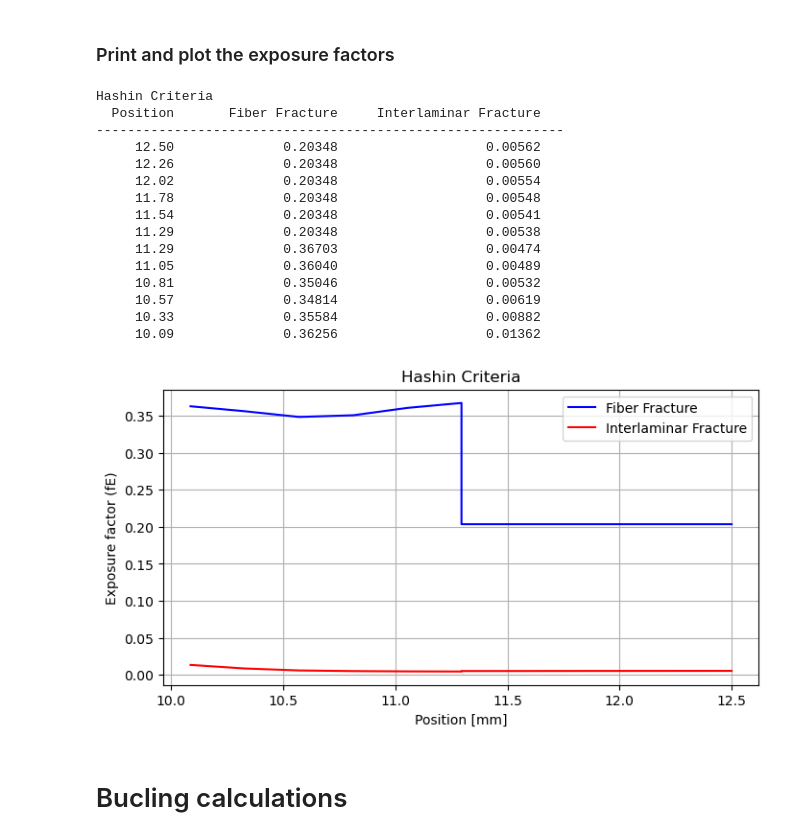
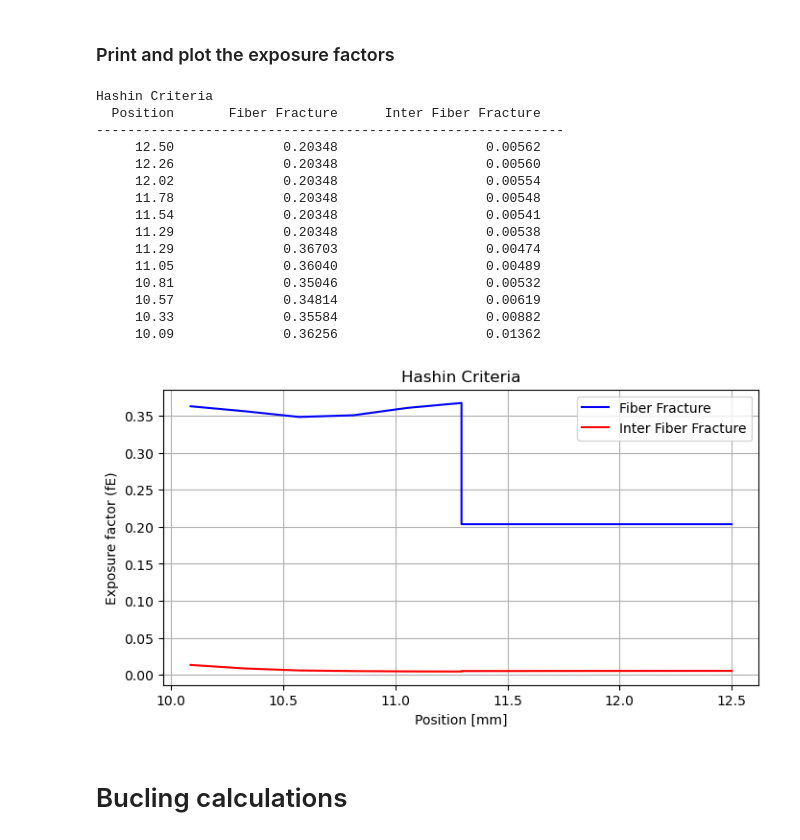
Before and after one commit to Hakonimatata/Lettvekt-Design, a Jupyter notebook: A2/A2_testing.ipynb, the cells around one changed output. Cells and saved outputs as stored; diff of their text form; code cells hidden in the pictures.

```diff
--- a/A2/A2_testing.ipynb
+++ b/A2/A2_testing.ipynb
@@ -530,7 +530,7 @@ Tsai-Wu criterion
 ### Print and plot the exposure factors
 # %%
 print("Hashin Criteria")
-print(f"{'Position':>10} {'Fiber Fracture':>20} {'Interlaminar Fracture':>25}")
+print(f"{'Position':>10} {'Fiber Fracture':>20} {'Inter Fiber Fracture':>25}")
 print("-" * 60)
 
 fig,ax = plt.subplots(figsize=(8,4))
@@ -543,36 +543,36 @@ for i in range(len(pos)):
 
     fE_FF, fE_IFF = fE_hashin_const_s3(s1i, s2i, s3i, Carbon_EpoxyA)
     fE_FF_list.append(fE_FF)
     fE_IFF_list.append(fE_IFF)
     pos_list.append(r_pos)
 
     print(f"{r_pos:10.2f} {fE_FF:20.5f} {fE_IFF:25.5f}")
 
 plt.plot(pos_list, fE_FF_list, label="Fiber Fracture", color="b")
-plt.plot(pos_list, fE_IFF_list, label="Interlaminar Fracture", color="r")
+plt.plot(pos_list, fE_IFF_list, label="Inter Fiber Fracture", color="r")
 plt.legend()
 plt.xlabel("Position [mm]")
 plt.ylabel("Exposure factor (fE)")
 plt.grid()
 plt.title("Hashin Criteria")
 plt.show()
 # %% [output]
 Hashin Criteria
-  Position       Fiber Fracture     Interlaminar Fracture
+  Position       Fiber Fracture      Inter Fiber Fracture
 ------------------------------------------------------------
      12.50              0.20348                   0.00562
      12.26              0.20348                   0.00560
      12.02              0.20348                   0.00554
      11.78              0.20348                   0.00548
      11.54              0.20348                   0.00541
      11.29              0.20348                   0.00538
      11.29              0.36703                   0.00474
      11.05              0.36040                   0.00489
      10.81              0.35046                   0.00532
      10.57              0.34814                   0.00619
      10.33              0.35584                   0.00882
      10.09              0.36256                   0.01362
-[figure, old version]
+[figure, new version]
 # %% [markdown]
 # Bucling calculations
 # %%
```
Also changed, not shown: 6 other files.
